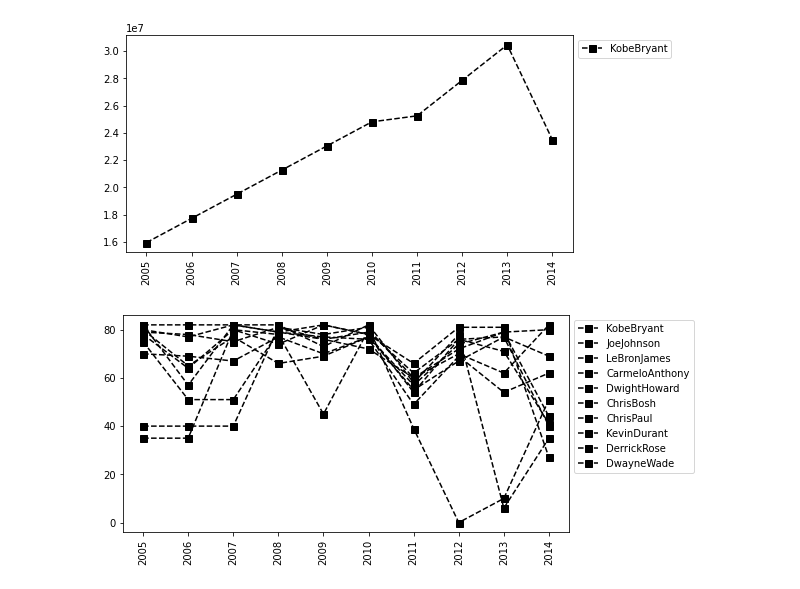
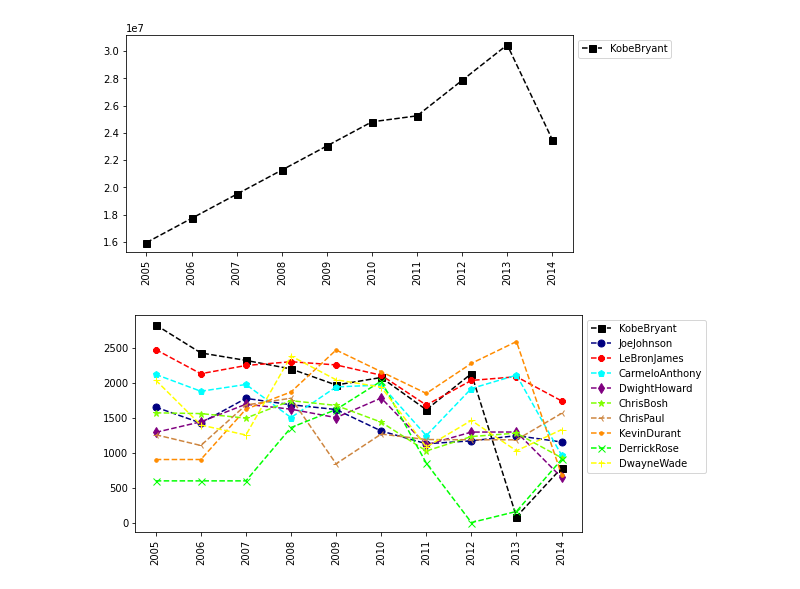
Before and after one commit to NicholasthedevJacobs/Freethrow_Matrices, a Jupyter notebook: Project3.ipynb, the cells around one changed output. Cells and saved outputs as stored; diff of their text form; code cells hidden in the pictures.

```diff
--- a/Project3.ipynb
+++ b/Project3.ipynb
@@ -153,14 +153,15 @@ plt.show()
 # %%
 #Function to expand logic in graph
 
-def myplot(playerList):
-    Col = {"KobeBryant":"Black","JoeJohnson":"Navy","LeBronJames":2,"CarmeloAnthony":3,"DwightHoward":4,"ChrisBosh":5,"ChrisPaul":6,"KevinDurant":7,"DerrickRose":8,"DwayneWade":9}
+def myplot(data, playerList):
+    Col = {"KobeBryant":"Black","JoeJohnson":"Navy","LeBronJames":"Red","CarmeloAnthony":"Aqua","DwightHoward":"Purple","ChrisBosh":"Chartreuse","ChrisPaul":"Peru","KevinDurant":"Darkorange","DerrickRose":"Lime","DwayneWade":"Yellow"}
+    MRK = {"KobeBryant":"s","JoeJohnson":"o","LeBronJames":"8","CarmeloAnthony":"p","DwightHoward":"d","ChrisBosh":"*","ChrisPaul":"3","KevinDurant":".","DerrickRose":"x","DwayneWade":"+"}
     for player in playerList:
-        plt.plot(Games[Pdict[player]], c='Black', ls='--', marker='s', ms=7, label=player)
+        plt.plot(data[Pdict[player]], c=Col[player], ls='--', marker=MRK[player], ms=7, label=player)
     plt.legend(loc='upper left', bbox_to_anchor=(1, 1))
     plt.xticks(list(range(0,10)), Seasons, rotation='vertical')
     plt.show()
 # %%
-myplot(Players)
+myplot(Points, Players)
 # %% [output]
-[figure, old version]
+[figure, new version]
```
